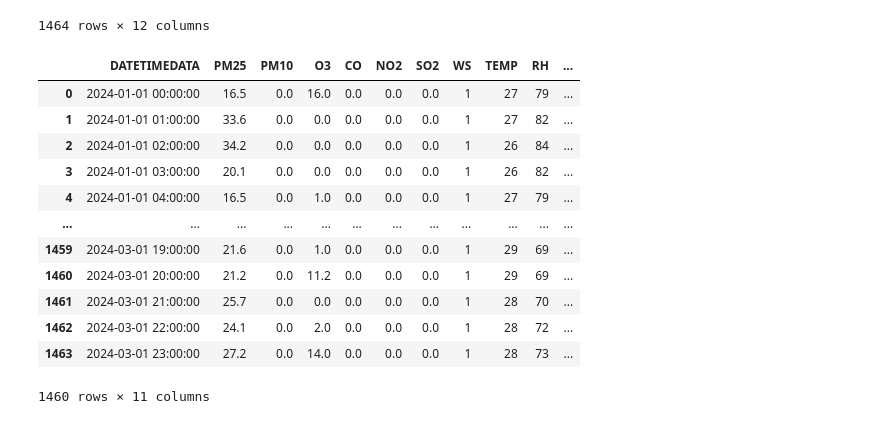
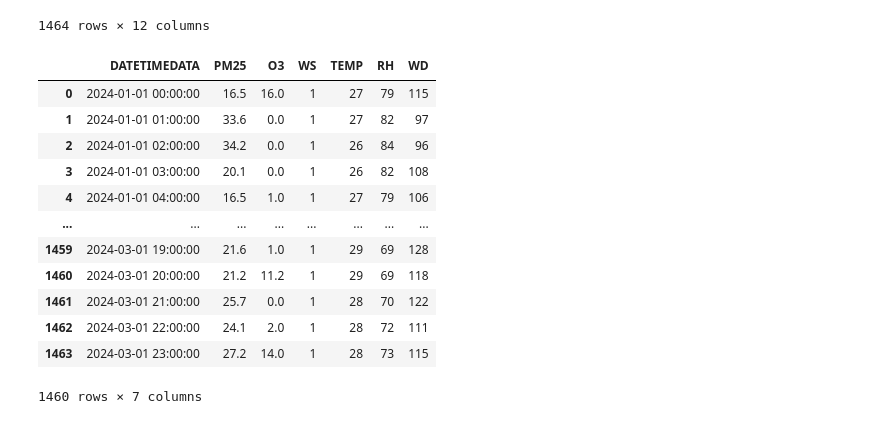
Before and after one commit to DatboisouL/TermProject_Dashboard, a Jupyter notebook: data/clean.ipynb, the cells around one changed output. Drawn from its saved outputs; the diff is of its cells as text; code cells hidden in the pictures.

```diff
--- a/data/clean.ipynb
+++ b/data/clean.ipynb
@@ -82,22 +82,22 @@ nana
 1464 rows × 12 columns
 # %%
 filtered_df = nana[(nana['O3'] >= 0) & (nana['O3'] <= 50)]
-# %%
-important = filtered_df.iloc[:,:11]
-important
-# %% [output]
-|  | DATETIMEDATA | PM25 | PM10 | O3 | CO | NO2 | SO2 | WS | TEMP | RH | ... |
-| 0 | 2024-01-01 00:00:00 | 16.5 | 0.0 | 16.0 | 0.0 | 0.0 | 0.0 | 1 | 27 | 79 | ... |
-| 1 | 2024-01-01 01:00:00 | 33.6 | 0.0 | 0.0 | 0.0 | 0.0 | 0.0 | 1 | 27 | 82 | ... |
-| 2 | 2024-01-01 02:00:00 | 34.2 | 0.0 | 0.0 | 0.0 | 0.0 | 0.0 | 1 | 26 | 84 | ... |
-| 3 | 2024-01-01 03:00:00 | 20.1 | 0.0 | 0.0 | 0.0 | 0.0 | 0.0 | 1 | 26 | 82 | ... |
-| 4 | 2024-01-01 04:00:00 | 16.5 | 0.0 | 1.0 | 0.0 | 0.0 | 0.0 | 1 | 27 | 79 | ... |
-| ... | ... | ... | ... | ... | ... | ... | ... | ... | ... | ... | ... |
-| 1459 | 2024-03-01 19:00:00 | 21.6 | 0.0 | 1.0 | 0.0 | 0.0 | 0.0 | 1 | 29 | 69 | ... |
-| 1460 | 2024-03-01 20:00:00 | 21.2 | 0.0 | 11.2 | 0.0 | 0.0 | 0.0 | 1 | 29 | 69 | ... |
-| 1461 | 2024-03-01 21:00:00 | 25.7 | 0.0 | 0.0 | 0.0 | 0.0 | 0.0 | 1 | 28 | 70 | ... |
-| 1462 | 2024-03-01 22:00:00 | 24.1 | 0.0 | 2.0 | 0.0 | 0.0 | 0.0 | 1 | 28 | 72 | ... |
-| 1463 | 2024-03-01 23:00:00 | 27.2 | 0.0 | 14.0 | 0.0 | 0.0 | 0.0 | 1 | 28 | 73 | ... |
-1460 rows × 11 columns
+# %%
+important = filtered_df[["DATETIMEDATA", "PM25", "O3", "WS", "TEMP", "RH", "WD"]]
+important
+# %% [output]
+|  | DATETIMEDATA | PM25 | O3 | WS | TEMP | RH | WD |
+| 0 | 2024-01-01 00:00:00 | 16.5 | 16.0 | 1 | 27 | 79 | 115 |
+| 1 | 2024-01-01 01:00:00 | 33.6 | 0.0 | 1 | 27 | 82 | 97 |
+| 2 | 2024-01-01 02:00:00 | 34.2 | 0.0 | 1 | 26 | 84 | 96 |
+| 3 | 2024-01-01 03:00:00 | 20.1 | 0.0 | 1 | 26 | 82 | 108 |
+| 4 | 2024-01-01 04:00:00 | 16.5 | 1.0 | 1 | 27 | 79 | 106 |
+| ... | ... | ... | ... | ... | ... | ... | ... |
+| 1459 | 2024-03-01 19:00:00 | 21.6 | 1.0 | 1 | 29 | 69 | 128 |
+| 1460 | 2024-03-01 20:00:00 | 21.2 | 11.2 | 1 | 29 | 69 | 118 |
+| 1461 | 2024-03-01 21:00:00 | 25.7 | 0.0 | 1 | 28 | 70 | 122 |
+| 1462 | 2024-03-01 22:00:00 | 24.1 | 2.0 | 1 | 28 | 72 | 111 |
+| 1463 | 2024-03-01 23:00:00 | 27.2 | 14.0 | 1 | 28 | 73 | 115 |
+1460 rows × 7 columns
 # %%
 important.to_csv('/home/lxtae/TermProject_Dashboard/data/PM25.csv', index=False)
```
